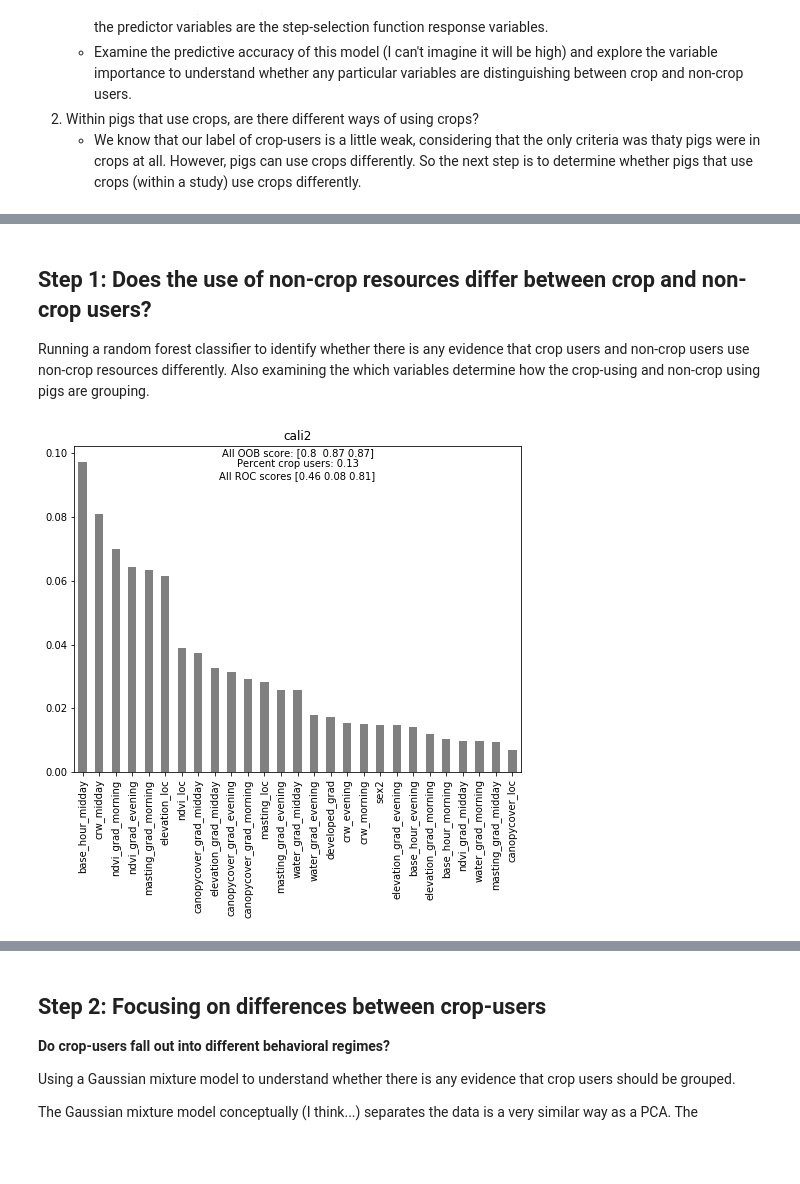
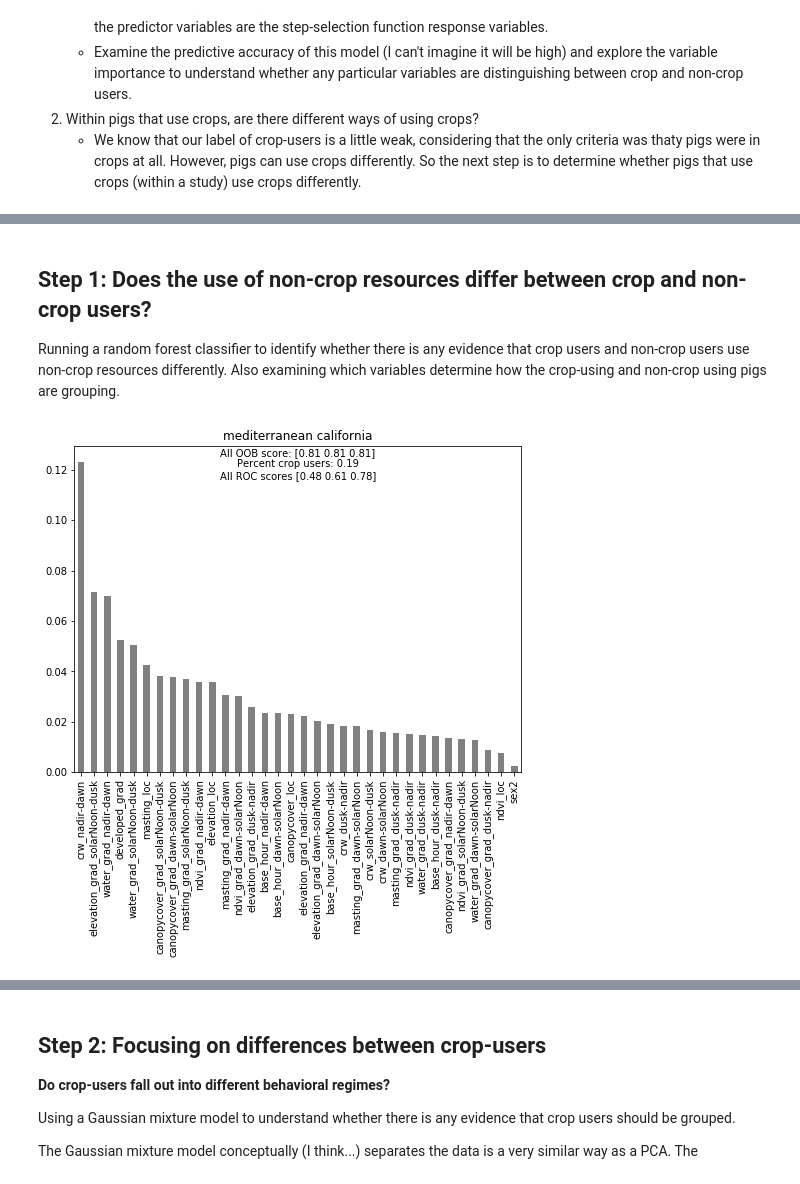
Before and after one commit to mqwilber/rsf_swine, a Jupyter notebook: code/Cluster_analysis.ipynb, the cells around one changed output, grey strips where cells are left out. Cells and saved outputs as stored; diff of their text form; code cells hidden in the pictures; blank space fills up the shorter version.

```diff
--- a/code/Cluster_analysis.ipynb
+++ b/code/Cluster_analysis.ipynb
@@ -37,7 +37,7 @@ ctypes = params['croptypes']
 modparams = []
 
 for i in range(1, 4):
-    modparams.append(pd.read_csv("../results/effect_size_data/model{0}allparams.csv".format(i)))
+    modparams.append(pd.read_csv("../results/effect_size_data/model{0}allparams_crop_day_factor_onlycrop.csv".format(i)))
 # %%
 # Make a crop user dictionary to link to
 mod1main = pd.read_csv("../results/effect_size_data/model1maineffects.csv")
@@ -108,15 +100,15 @@ array(['fruit_and_nuts_loc', 'ndvi_loc', 'masting_loc', 'elevation_loc',
 joindt = []
 for modp in modparams:
 
-    moddt = modp.pivot_table(values='value', index=['pigID', 'study'], columns='coef').fillna(0)
+    moddt = modp.pivot_table(values='value', index=['pigID', 'l2ecoregion'], columns='coef').fillna(0)
     cusers = moddt.reset_index().set_index("pigID").join(cropuser.set_index(["pigID"])).join(pigatt.set_index("pigID"))
     joindt.append(cusers)
 
 # Show summary of crop users
-bplot = cusers.groupby("study").agg({"cropuser" : {'Crop users': lambda x: np.sum(x == True),
+bplot = cusers.groupby("l2ecoregion").agg({"cropuser" : {'Crop users': lambda x: np.sum(x == True),
                                            'Non-crop users' : lambda x: np.sum(x != True)} })
 bplot.columns = bplot.columns.levels[1]
 ax = bplot.plot.bar()
 ax.set_ylabel("Number of pigs")
-plt.savefig("../docs/presentations/images/cropusers.pdf", bbox_inches="tight")
+#plt.savefig("../docs/presentations/images/cropusers.pdf", bbox_inches="tight")
 # %% [output]
@@ -125,25 +118,29 @@ plt.savefig("../docs/presentations/images/cropusers.pdf", bbox_inches="tight")
 ## Step 1: Does the use of non-crop resources differ between crop and non-crop users?
 
 Running a random forest classifier to identify whether there is any evidence that crop users and non-crop users use non-crop resources
-differently.  Also examining the which variables determine how the crop-using and non-crop using pigs are grouping.
+differently.  Also examining which variables determine how the crop-using and non-crop using pigs are grouping.
 # %%
-studynames = modparams[1].study.unique()
+ecoregions = modparams[1].l2ecoregion.unique()
 rfresults = {}
 
-for study in studynames:
+# Loop through ecoregion
+for eco in ecoregions:
 
-    rfresults[study] = []
+    rfresults[eco] = []
 
     for model in joindt:
 
-        studydt = model[model.study == study]
-        rf = ensemble.RandomForestClassifier(n_estimators=800, min_samples_split=2, oob_score=True, n_jobs=3)
+        ecodt = model[model.l2ecoregion == eco]
+        rf = ensemble.RandomForestClassifier(n_estimators=800,
+                                             min_samples_split=2,
+                                             oob_score=True,
+                                             n_jobs=3)
 
-        y = studydt.cropuser.astype(np.int)
+        y = ecodt.cropuser.astype(np.int)
 
         if len(np.unique(y)) == 2:
 
-            X = studydt.reset_index().set_index(['pigID', 'cropuser', 'study'])
+            X = ecodt.reset_index().set_index(['pigID', 'cropuser', 'l2ecoregion'])
 
             Xnoncrop = X.loc[:, ~X.columns.str.contains("|".join(ctypes))]
             Xnoncrop = Xnoncrop.assign(sex2=pd.get_dummies(Xnoncrop.sex).M.values)
@@ -154,30 +151,31 @@ for study in studynames:
             # Fit a random forest classifier to each study
             vnames = Xnoncrop.columns
             rffit = rf.fit(Xnoncrop.values, y)
-            rfresults[study].append((rffit, vnames, y))
+            rfresults[eco].append((rffit, vnames, y))
 # %%
 from sklearn.metrics import roc_auc_score
 
 toptwo = []
-for study in rfresults.keys():
+for eco in rfresults.keys():
 
-    oob_scores = [est.oob_score_ for est, vnames, y in rfresults[study]]
-    roc_scores = [roc_auc_score(y, est.oob_decision_function_[:, 1]) for est, vnames, y in rfresults[study]]
+    oob_scores = [est.oob_score_ for est, vnames, y in rfresults[eco]]
+    roc_scores = [roc_auc_score(y, est.oob_decision_function_[:, 1]) for est, vnames, y in rfresults[eco]]
 
     if len(oob_scores) > 0:
 
         ind = np.argmax(oob_scores)
-        est, vnames, y = rfresults[study][1]
+        est, vnames, y = rfresults[eco][1]
 
         # ROC curve characteristics
 
         fig, ax = plt.subplots(1, 1, figsize=(8, 6))
         imp = pd.Series(est.feature_importances_, index=vnames).sort_values(ascending=False)
-        imp = pd.DataFrame(imp).assign(study=study).reset_index(drop=False)
+        imp = pd.DataFrame(imp).assign(l2ecoregion=eco).reset_index(drop=False)
         toptwo.append(imp.loc[:1])
         pd.Series(est.feature_importances_, index=vnames).sort_values(ascending=False).plot(kind="bar", ax=ax, color="grey")
         ax.tick_params(labelsize=10)
-        ax.set_title(study)
-        ax.text(0.5, 0.9, "All OOB score: {0}\nPercent crop users: {1:.2f}\nAll ROC scores {2}".format(np.round(oob_scores, decimals=2), np.sum(y == 1) / len(y), np.round(roc_scores, decimals=2)), ha="center", transform=ax.transAxes)
+        ax.set_title(eco)
+        ax.text(0.5, 0.9, "All OOB score: {0}\nPercent crop users: {1:.2f}\nAll ROC scores {2}".format(np.round(oob_scores, decimals=2), np.sum(y == 1) / len(y),
+                                                                            np.round(roc_scores, decimals=2)), ha="center", transform=ax.transAxes)
 # %% [output]
-[figure, old version]
+[figure, new version]
```
Also changed, not shown: parts of 17 cells of this notebook, 3 other files.
